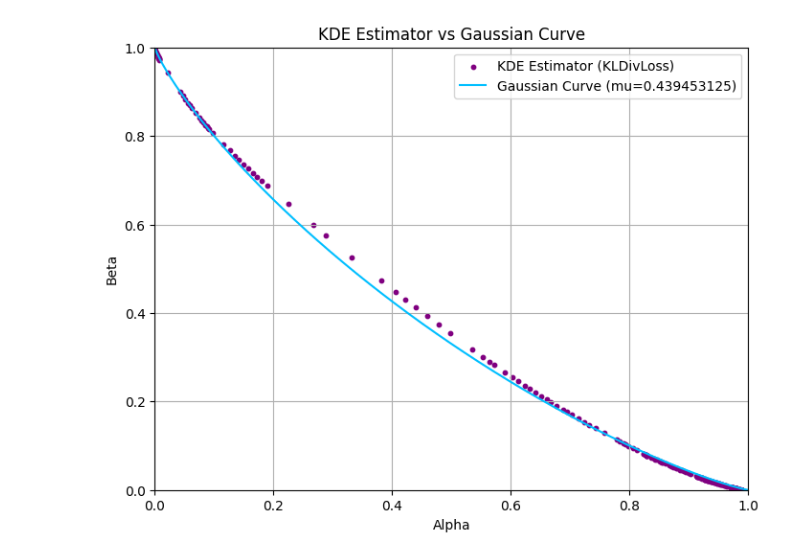
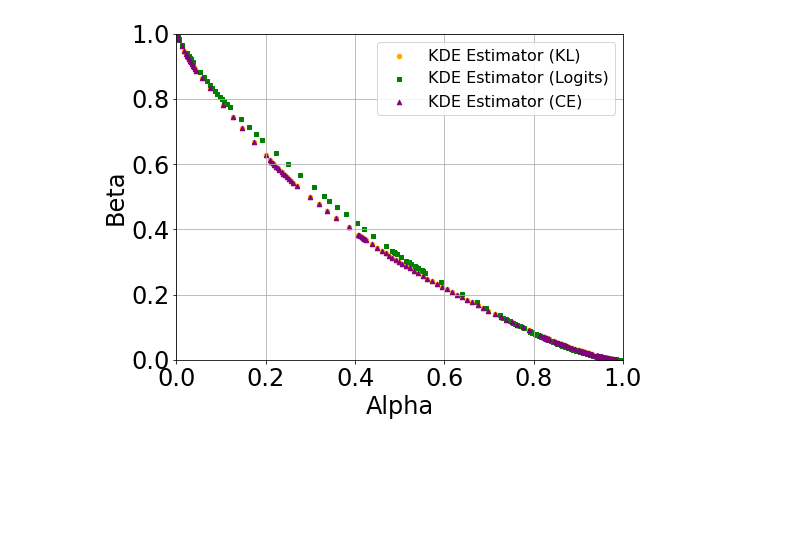
Before and after one commit to hadimalik12/fdp-estimation, a Jupyter notebook: notebook/ptlr estimation/estimating_fdp_curve_full_sgd_cnn.ipynb, the cells around one changed output. Drawn from its saved outputs; the diff is of its cells as text; code cells hidden in the pictures; blank space fills up the shorter version.

Commit message:
Update notebooks and figures in paper

```diff
--- a/notebook/ptlr estimation/estimating_fdp_curve_full_sgd_cnn.ipynb
+++ b/notebook/ptlr estimation/estimating_fdp_curve_full_sgd_cnn.ipynb
@@ -44,19 +62,28 @@ Files already downloaded and verified
 # %%
 file_name = os.path.join(fig_dir, f"estimation_{model_name}_{database_size}.png")
 plt.figure(figsize=(8, 6))
-plt.scatter(alpha_KLDivLoss, beta_KLDivLoss, color="purple", s=10, label="KDE Estimator (KLDivLoss)")
-alpha_values = np.linspace(0, 1, 1000)
-plt.plot(alpha_values, Gaussian_curve(alpha_values, mean_difference = mu), color="deepskyblue", linewidth=1.5, label=f"Gaussian Curve (mu={mu})")
+
+# Scatter plots for each estimator
+plt.scatter(alpha_KLDivLoss, beta_KLDivLoss, color="orange", s=20, marker="o", label="KDE Estimator (KL)")
+plt.scatter(alpha_logit, beta_logit, color="green", s=20, marker="s", label="KDE Estimator (Logits)")
+plt.scatter(alpha_cross_entropy, beta_cross_entropy, color="purple", s=20, marker="^", label="KDE Estimator (CE)")
+
+# Gaussian curve (based on mu from KLDivLoss, or update to use others if needed)
+#alpha_values = np.linspace(0, 1, 1000)
+#plt.plot(alpha_values, Gaussian_curve(alpha_values, mean_difference=mu_KLDivLoss),
+        # color="deepskyblue", linewidth=1.5, label=f"Gaussian Curve (mu={mu_KLDivLoss:.2f})")
+
+# Plot settings
 plt.ylim(0, 1)
 plt.xlim(0, 1)
-plt.xlabel("Alpha")
-plt.ylabel("Beta")
-plt.title("KDE Estimator vs Gaussian Curve")
-plt.legend()
+plt.xlabel("Alpha", fontsize=24)
+plt.ylabel("Beta", fontsize=24)
+plt.legend(fontsize=16)
 plt.grid()
-
-# Save the plot
-plt.savefig(file_name, bbox_inches = 'tight', dpi = 300);
+plt.xticks(fontsize=24)
+plt.yticks(fontsize=24)
+# Save and show
+plt.savefig(file_name, bbox_inches='tight', dpi=300)
 plt.show()
 # %% [output]
-[figure, old version]
+[figure, new version]
```
Also changed, not shown: parts of 1 cell of this notebook, 3 other files.
